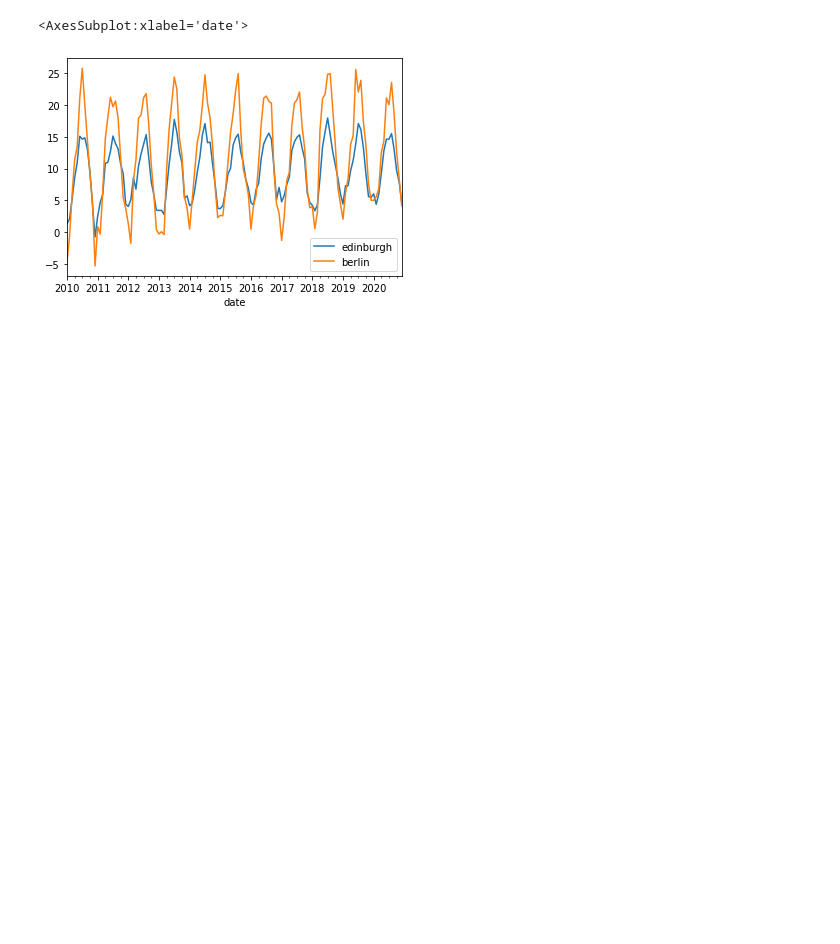
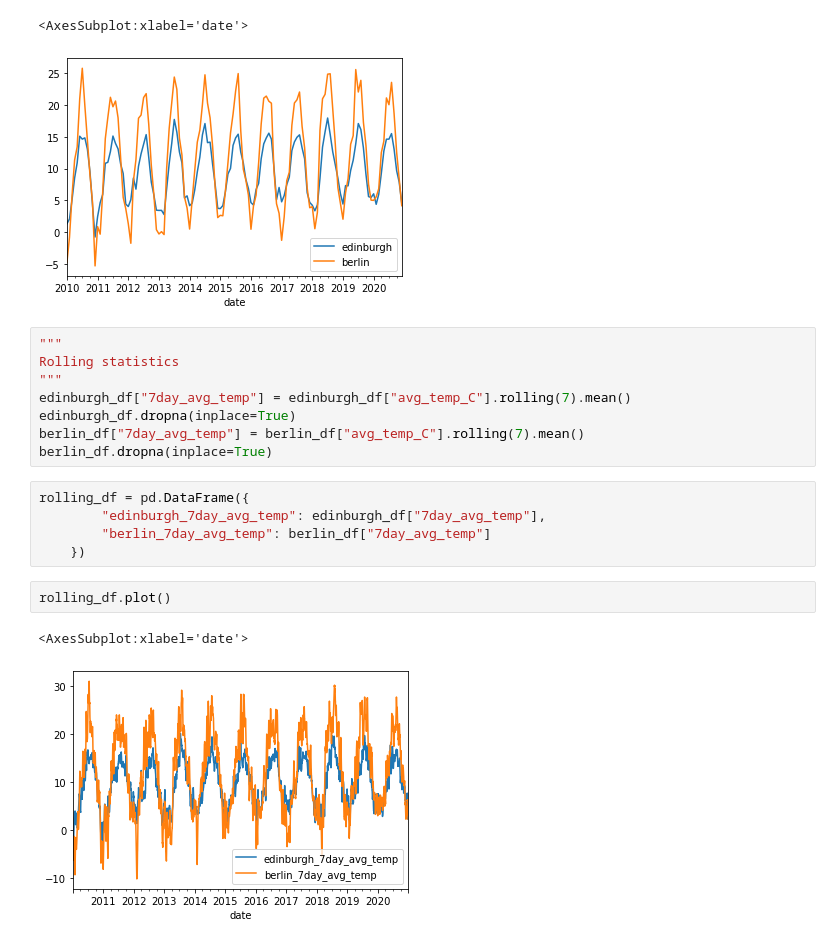
Before and after one commit to monalizards/weather_analysis, a Jupyter notebook: Weather analysis.ipynb, the cells around one changed output. Cells and saved outputs as stored; diff of their text form; blank space fills up the shorter version.

Commit message:
Add rolling statistics

```diff
--- a/Weather analysis.ipynb
+++ b/Weather analysis.ipynb
@@ -388,3 +378,21 @@ hypo2_df.plot()
 # %% [output]
 <AxesSubplot:xlabel='date'>
 [figure]
+# %%
+"""
+Rolling statistics
+"""
+edinburgh_df["7day_avg_temp"] = edinburgh_df["avg_temp_C"].rolling(7).mean()
+edinburgh_df.dropna(inplace=True)
+berlin_df["7day_avg_temp"] = berlin_df["avg_temp_C"].rolling(7).mean()
+berlin_df.dropna(inplace=True)
+# %%
+rolling_df = pd.DataFrame({
+        "edinburgh_7day_avg_temp": edinburgh_df["7day_avg_temp"],
+        "berlin_7day_avg_temp": berlin_df["7day_avg_temp"]
+    })
+# %%
+rolling_df.plot()
+# %% [output]
+<AxesSubplot:xlabel='date'>
+[figure, added]
```
Also changed, not shown: parts of 2 cells of this notebook.
